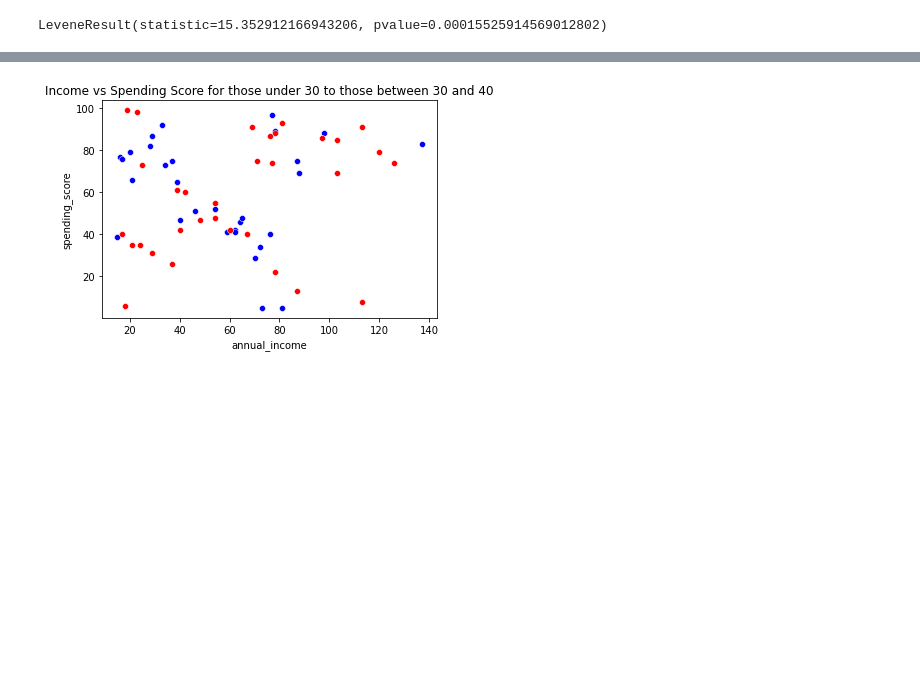
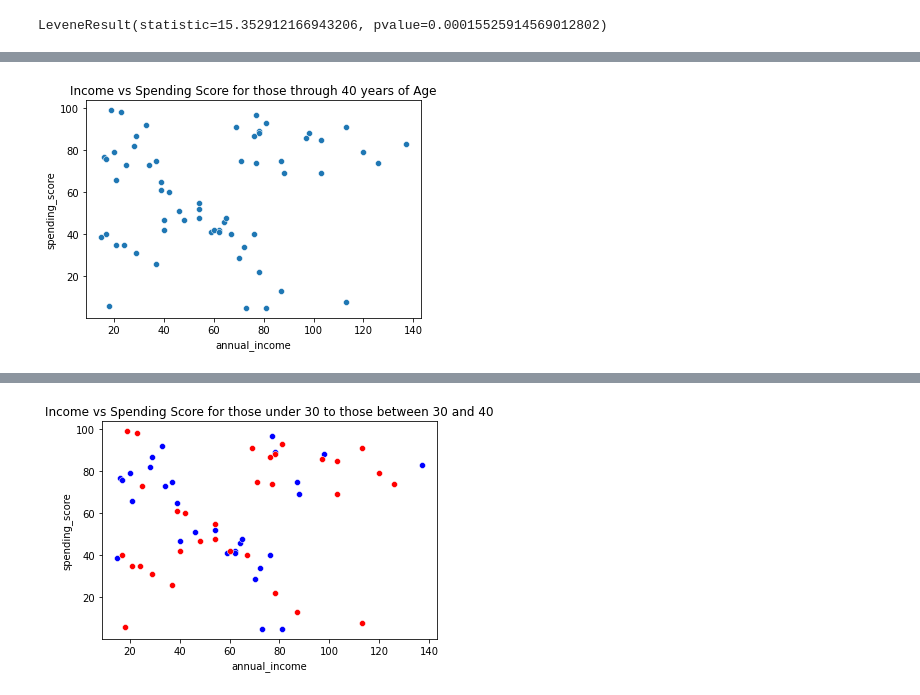
Before and after one commit to CodeupClassroom/innis-clustering-exercises, a Jupyter notebook: explore.ipynb, the cells around one changed output, grey strips where cells are left out. Saved outputs shown, nothing was run; the diff lists cells and outputs as text; code cells hidden in the pictures; blank space fills up the shorter version.

```diff
--- a/explore.ipynb
+++ b/explore.ipynb
@@ -186,0 +307,3 @@ Relationship between Income and Spending Score(?)
+# %%
+# bin age
+train['age_bin'] = pd.cut(train.age,[0,40,80])
@@ -209,0 +346,6 @@ Ttest_indResult(statistic=5.292725484839427, pvalue=6.652618486151612e-07)
+# %%
+sns.scatterplot(x='annual_income', y='spending_score', data=train[train.age <=40])
+plt.title('Income vs Spending Score for those through 40 years of Age')
+plt.show()
+# %% [output]
+[figure, added]
```
Also changed, not shown: parts of 49 cells of this notebook.
